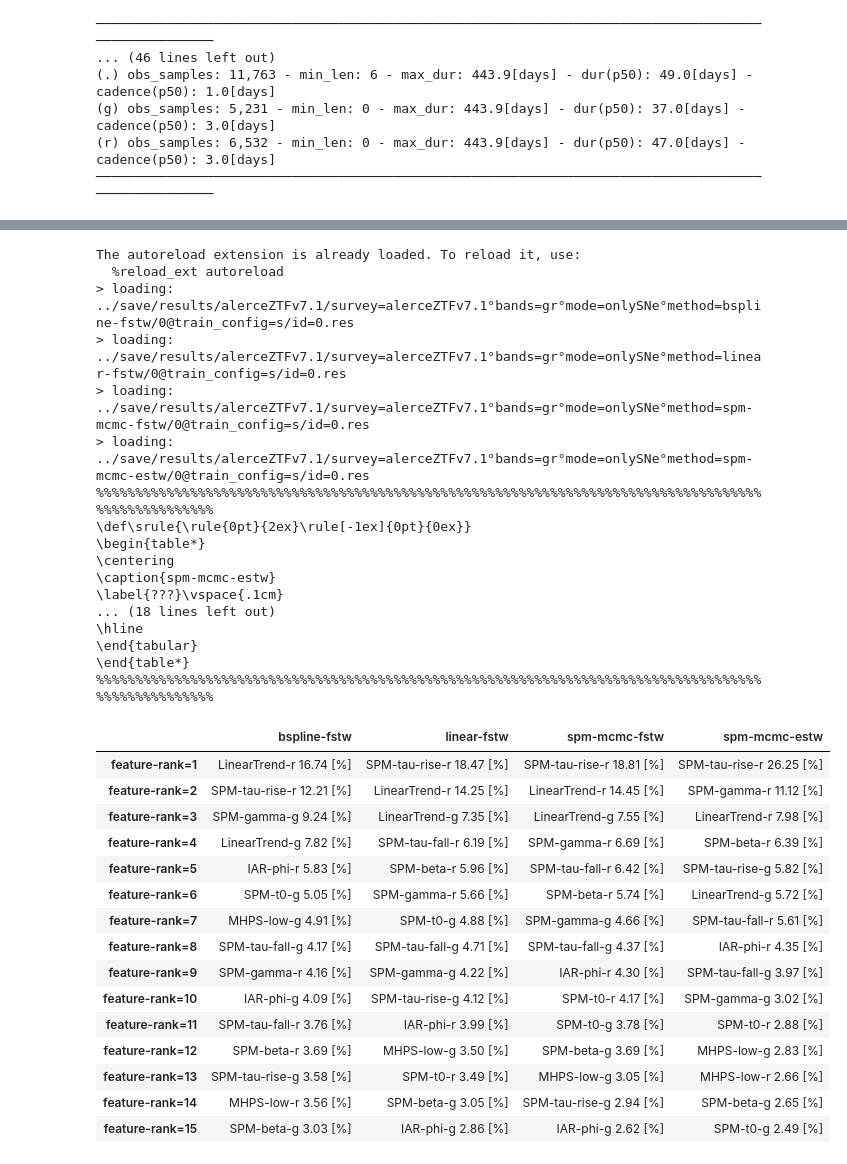
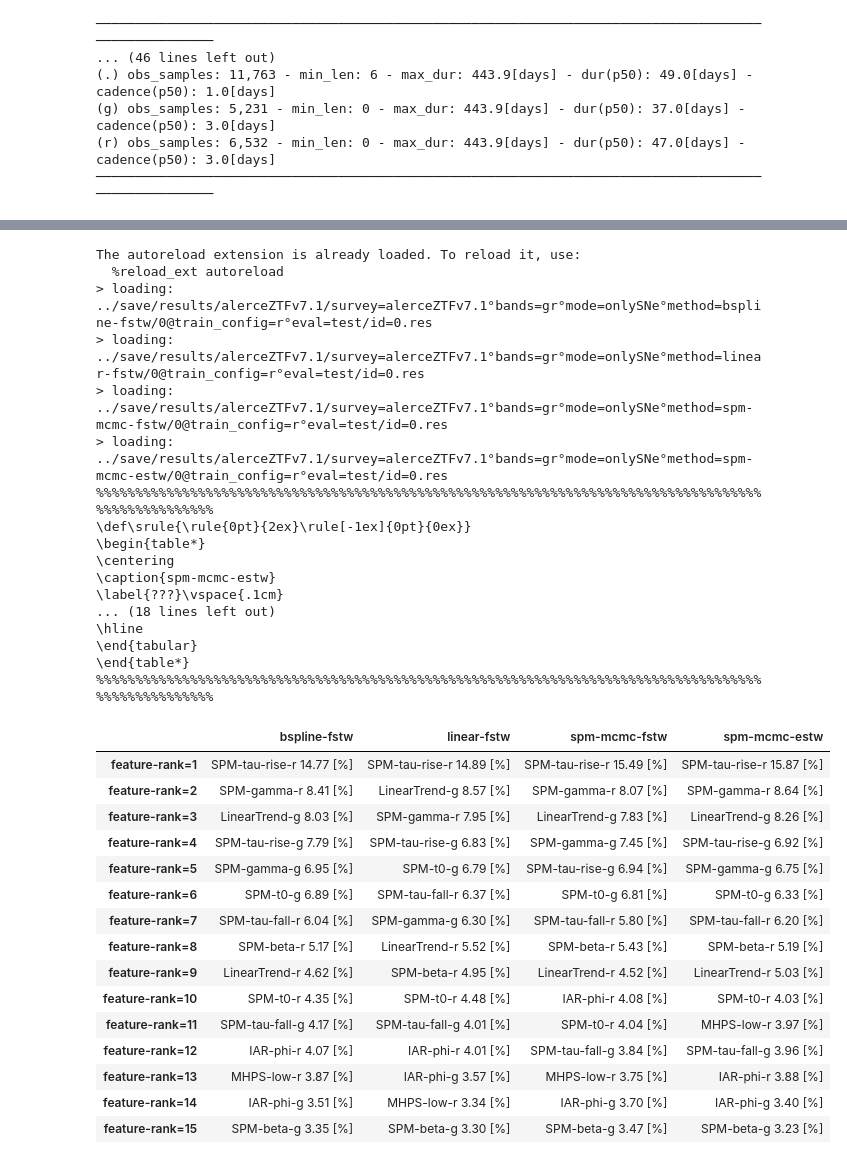
Before and after one commit to opimentel-github/astro-lightcurves-fats, a Jupyter notebook: experiments/random_forest.ipynb, the cells around one changed output, grey strips where cells are left out. Cells and saved outputs as stored; diff of their text form; code cells hidden in the pictures.

```diff
--- a/experiments/random_forest.ipynb
+++ b/experiments/random_forest.ipynb
@@ -73,13 +73,13 @@ import matplotlib.pyplot as plt
 
 kf = 0
 max_model_ids = 50
-test_lcset_name = 'val' # val test
+test_lcset_name = 'test' # val test
 methods = ['bspline-fstw', 'linear-fstw', 'spm-mle-fstw', 'spm-mcmc-fstw', 'spm-mle-estw', 'spm-mcmc-estw']
 #methods = ['bspline-fstw', 'linear-fstw', 'spm-mle-fstw']
 #methods = ['linear-fstw']
 methods = ['bspline-fstw', 'linear-fstw', 'spm-mcmc-fstw', 'spm-mcmc-estw']
 #methods = ['bspline-fstw']
-#methods = ['spm-mcmc-estw']
+methods = ['spm-mcmc-estw']
 for method in methods:
     new_cfilename = f'{cfilename}°method={method}'
     filedir = f'{root_folder}/{new_cfilename}.{C_.EXT_SPLIT_LIGHTCURVE}'
@@ -88,7 +88,7 @@ for method in methods:
     train_configs = [
         'r',
         's',
-        #'r+s',
+        'r+s',
         #'r-s',
     ]
     for train_config in train_configs:
@@ -109,9 +109,9 @@ for method in methods:
             f1score_xe = XError([d[id]['metrics_dict']['b-f1score'] for id in model_ids])
             accuracy_xe = XError([d[id]['metrics_dict']['b-accuracy'] for id in model_ids])
             title = f'train set: {"no-method" if train_config=="r" else train_lcset_name}'
-            title += f' - evaluation set: {lcset_name}\n'
-            title += f'b-f1score: {f1score_xe}\n'
-            title += f'b-accuracy: {accuracy_xe}'
+            title += f' - eval={kf}@{lcset_name}\n'
+            title += f'b-f1score={f1score_xe}\n'
+            title += f'b-accuracy={accuracy_xe}'
             cm_kwargs = {
                 'title':title,
                 'figsize':(6,5),
@@ -300,11 +276,13 @@ import pandas as pd
 methods = ['bspline-fstw', 'linear-fstw', 'spm-mcmc-fstw', 'spm-mcmc-estw']
 #methods = ['spm-mcmc-estw']
 
+train_config = 'r'
+test_lcset_name = 'test'
 features_used = 15
 info_dict = {f'feature-rank={k+1}':{} for k in range(0, features_used)}
 for km,method in enumerate(methods):
     new_cfilename = f'{cfilename}°method={method}'
-    load_filedir = f'../save/results/{survey}/{new_cfilename}/{kf}@train_config=s/id=0.res'
+    load_filedir = f'../save/results/{survey}/{new_cfilename}/{kf}@train_config={train_config}°eval={test_lcset_name}/id=0.res'
     rf_results = load_pickle(load_filedir)
     rank = rf_results['rank']
     rank.print_n = features_used
@@ -312,49 +290,49 @@ for km,method in enumerate(methods):
         f_name = rank.names[rank.idxs[k]].replace('_', '-')
         f_v = rank.values[rank.idxs[k]]*100
         info_dict[f'feature-rank={k+1}'][method] = f'{f_name} {f_v:.2f} [%]'
 
 info_df = pd.DataFrame.from_dict(info_dict, orient='index').reindex(info_dict.keys())
 
 latex_kwargs = {
     'caption':f'{method}',
     'label':'???',
     'custom_tabular_align':'l|'+'c'*sum([m.split('-')[-1]=='fstw' for m in methods])+'|'+'c'*sum([m.split('-')[-1]=='estw' for m in methods]),
     #'custom_tabular_align':'l|cc|cc|cc',
 }
 latex_table = LatexTable(info_df, **latex_kwargs)
 print(latex_table)
 info_df
 # %% [output]
 The autoreload extension is already loaded. To reload it, use:
   %reload_ext autoreload
-> loading: ../save/results/alerceZTFv7.1/survey=alerceZTFv7.1°bands=gr°mode=onlySNe°method=bspline-fstw/0@train_config=s/id=0.res
-> loading: ../save/results/alerceZTFv7.1/survey=alerceZTFv7.1°bands=gr°mode=onlySNe°method=linear-fstw/0@train_config=s/id=0.res
-> loading: ../save/results/alerceZTFv7.1/survey=alerceZTFv7.1°bands=gr°mode=onlySNe°method=spm-mcmc-fstw/0@train_config=s/id=0.res
-> loading: ../save/results/alerceZTFv7.1/survey=alerceZTFv7.1°bands=gr°mode=onlySNe°method=spm-mcmc-estw/0@train_config=s/id=0.res
+> loading: ../save/results/alerceZTFv7.1/survey=alerceZTFv7.1°bands=gr°mode=onlySNe°method=bspline-fstw/0@train_config=r°eval=test/id=0.res
+> loading: ../save/results/alerceZTFv7.1/survey=alerceZTFv7.1°bands=gr°mode=onlySNe°method=linear-fstw/0@train_config=r°eval=test/id=0.res
+> loading: ../save/results/alerceZTFv7.1/survey=alerceZTFv7.1°bands=gr°mode=onlySNe°method=spm-mcmc-fstw/0@train_config=r°eval=test/id=0.res
+> loading: ../save/results/alerceZTFv7.1/survey=alerceZTFv7.1°bands=gr°mode=onlySNe°method=spm-mcmc-estw/0@train_config=r°eval=test/id=0.res
 %%%%%%%%%%%%%%%%%%%%%%%%%%%%%%%%%%%%%%%%%%%%%%%%%%%%%%%%%%%%%%%%%%%%%%%%%%%%%%%%%%%%%%%%%%%%%%%%%%%%
 \def\srule{\rule{0pt}{2ex}\rule[-1ex]{0pt}{0ex}}
 \begin{table*}
 \centering
 \caption{spm-mcmc-estw}
 \label{???}\vspace{.1cm}
 ... (18 lines left out)
 \hline
 \end{tabular}
 \end{table*}
 %%%%%%%%%%%%%%%%%%%%%%%%%%%%%%%%%%%%%%%%%%%%%%%%%%%%%%%%%%%%%%%%%%%%%%%%%%%%%%%%%%%%%%%%%%%%%%%%%%%%
 |  | bspline-fstw | linear-fstw | spm-mcmc-fstw | spm-mcmc-estw |
-| feature-rank=1 | LinearTrend-r 16.74 [%] | SPM-tau-rise-r 18.47 [%] | SPM-tau-rise-r 18.81 [%] | SPM-tau-rise-r 26.25 [%] |
-| feature-rank=2 | SPM-tau-rise-r 12.21 [%] | LinearTrend-r 14.25 [%] | LinearTrend-r 14.45 [%] | SPM-gamma-r 11.12 [%] |
-| feature-rank=3 | SPM-gamma-g 9.24 [%] | LinearTrend-g 7.35 [%] | LinearTrend-g 7.55 [%] | LinearTrend-r 7.98 [%] |
-| feature-rank=4 | LinearTrend-g 7.82 [%] | SPM-tau-fall-r 6.19 [%] | SPM-gamma-r 6.69 [%] | SPM-beta-r 6.39 [%] |
-| feature-rank=5 | IAR-phi-r 5.83 [%] | SPM-beta-r 5.96 [%] | SPM-tau-fall-r 6.42 [%] | SPM-tau-rise-g 5.82 [%] |
-| feature-rank=6 | SPM-t0-g 5.05 [%] | SPM-gamma-r 5.66 [%] | SPM-beta-r 5.74 [%] | LinearTrend-g 5.72 [%] |
-| feature-rank=7 | MHPS-low-g 4.91 [%] | SPM-t0-g 4.88 [%] | SPM-gamma-g 4.66 [%] | SPM-tau-fall-r 5.61 [%] |
-| feature-rank=8 | SPM-tau-fall-g 4.17 [%] | SPM-tau-fall-g 4.71 [%] | SPM-tau-fall-g 4.37 [%] | IAR-phi-r 4.35 [%] |
-| feature-rank=9 | SPM-gamma-r 4.16 [%] | SPM-gamma-g 4.22 [%] | IAR-phi-r 4.30 [%] | SPM-tau-fall-g 3.97 [%] |
-| feature-rank=10 | IAR-phi-g 4.09 [%] | SPM-tau-rise-g 4.12 [%] | SPM-t0-r 4.17 [%] | SPM-gamma-g 3.02 [%] |
-| feature-rank=11 | SPM-tau-fall-r 3.76 [%] | IAR-phi-r 3.99 [%] | SPM-t0-g 3.78 [%] | SPM-t0-r 2.88 [%] |
-| feature-rank=12 | SPM-beta-r 3.69 [%] | MHPS-low-g 3.50 [%] | SPM-beta-g 3.69 [%] | MHPS-low-g 2.83 [%] |
-| feature-rank=13 | SPM-tau-rise-g 3.58 [%] | SPM-t0-r 3.49 [%] | MHPS-low-g 3.05 [%] | MHPS-low-r 2.66 [%] |
-| feature-rank=14 | MHPS-low-r 3.56 [%] | SPM-beta-g 3.05 [%] | SPM-tau-rise-g 2.94 [%] | SPM-beta-g 2.65 [%] |
-| feature-rank=15 | SPM-beta-g 3.03 [%] | IAR-phi-g 2.86 [%] | IAR-phi-g 2.62 [%] | SPM-t0-g 2.49 [%] |
+| feature-rank=1 | SPM-tau-rise-r 14.77 [%] | SPM-tau-rise-r 14.89 [%] | SPM-tau-rise-r 15.49 [%] | SPM-tau-rise-r 15.87 [%] |
+| feature-rank=2 | SPM-gamma-r 8.41 [%] | LinearTrend-g 8.57 [%] | SPM-gamma-r 8.07 [%] | SPM-gamma-r 8.64 [%] |
+| feature-rank=3 | LinearTrend-g 8.03 [%] | SPM-gamma-r 7.95 [%] | LinearTrend-g 7.83 [%] | LinearTrend-g 8.26 [%] |
+| feature-rank=4 | SPM-tau-rise-g 7.79 [%] | SPM-tau-rise-g 6.83 [%] | SPM-gamma-g 7.45 [%] | SPM-tau-rise-g 6.92 [%] |
+| feature-rank=5 | SPM-gamma-g 6.95 [%] | SPM-t0-g 6.79 [%] | SPM-tau-rise-g 6.94 [%] | SPM-gamma-g 6.75 [%] |
+| feature-rank=6 | SPM-t0-g 6.89 [%] | SPM-tau-fall-r 6.37 [%] | SPM-t0-g 6.81 [%] | SPM-t0-g 6.33 [%] |
+| feature-rank=7 | SPM-tau-fall-r 6.04 [%] | SPM-gamma-g 6.30 [%] | SPM-tau-fall-r 5.80 [%] | SPM-tau-fall-r 6.20 [%] |
+| feature-rank=8 | SPM-beta-r 5.17 [%] | LinearTrend-r 5.52 [%] | SPM-beta-r 5.43 [%] | SPM-beta-r 5.19 [%] |
+| feature-rank=9 | LinearTrend-r 4.62 [%] | SPM-beta-r 4.95 [%] | LinearTrend-r 4.52 [%] | LinearTrend-r 5.03 [%] |
+| feature-rank=10 | SPM-t0-r 4.35 [%] | SPM-t0-r 4.48 [%] | IAR-phi-r 4.08 [%] | SPM-t0-r 4.03 [%] |
+| feature-rank=11 | SPM-tau-fall-g 4.17 [%] | SPM-tau-fall-g 4.01 [%] | SPM-t0-r 4.04 [%] | MHPS-low-r 3.97 [%] |
+| feature-rank=12 | IAR-phi-r 4.07 [%] | IAR-phi-r 4.01 [%] | SPM-tau-fall-g 3.84 [%] | SPM-tau-fall-g 3.96 [%] |
+| feature-rank=13 | MHPS-low-r 3.87 [%] | IAR-phi-g 3.57 [%] | MHPS-low-r 3.75 [%] | IAR-phi-r 3.88 [%] |
+| feature-rank=14 | IAR-phi-g 3.51 [%] | MHPS-low-r 3.34 [%] | IAR-phi-g 3.70 [%] | IAR-phi-g 3.40 [%] |
+| feature-rank=15 | SPM-beta-g 3.35 [%] | SPM-beta-g 3.30 [%] | SPM-beta-g 3.47 [%] | SPM-beta-g 3.23 [%] |
```
Also changed, not shown: parts of 3 cells of this notebook, 2 other files.
